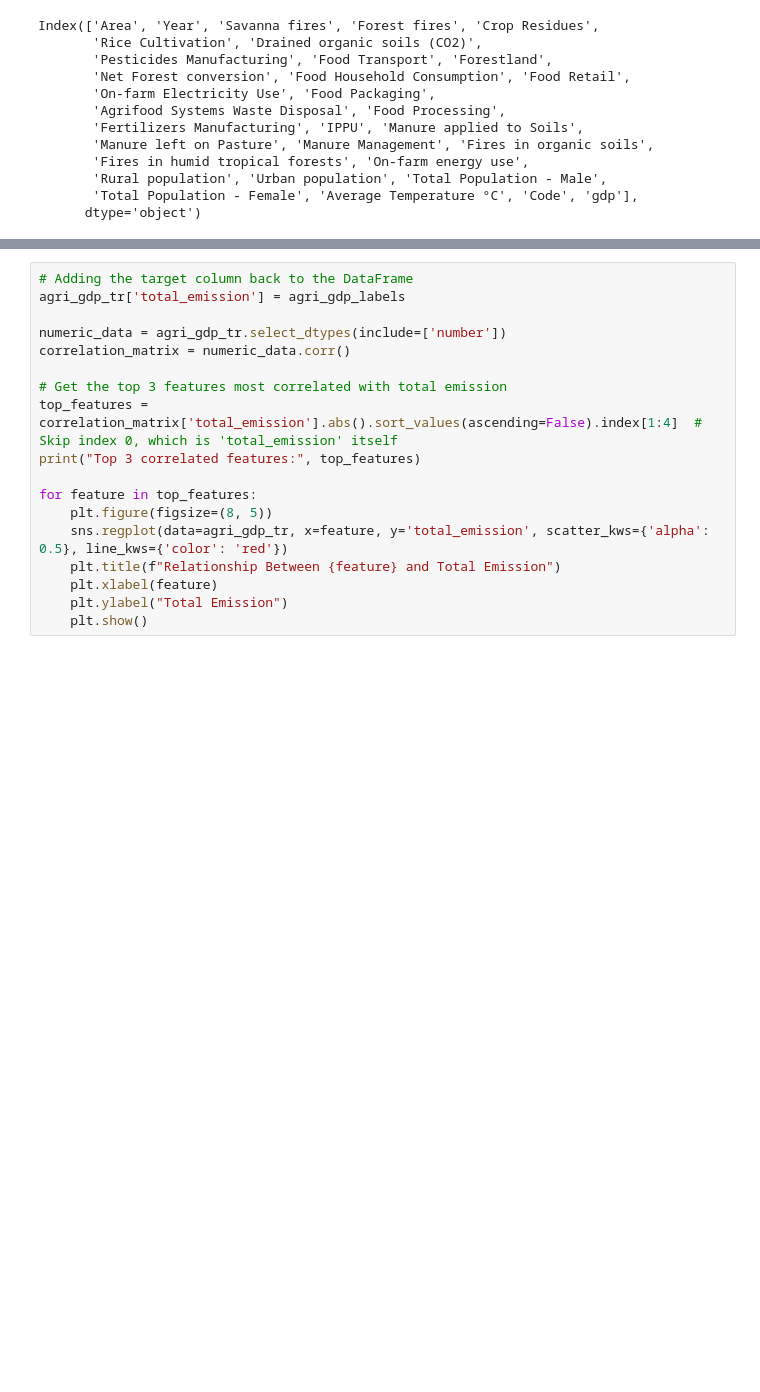
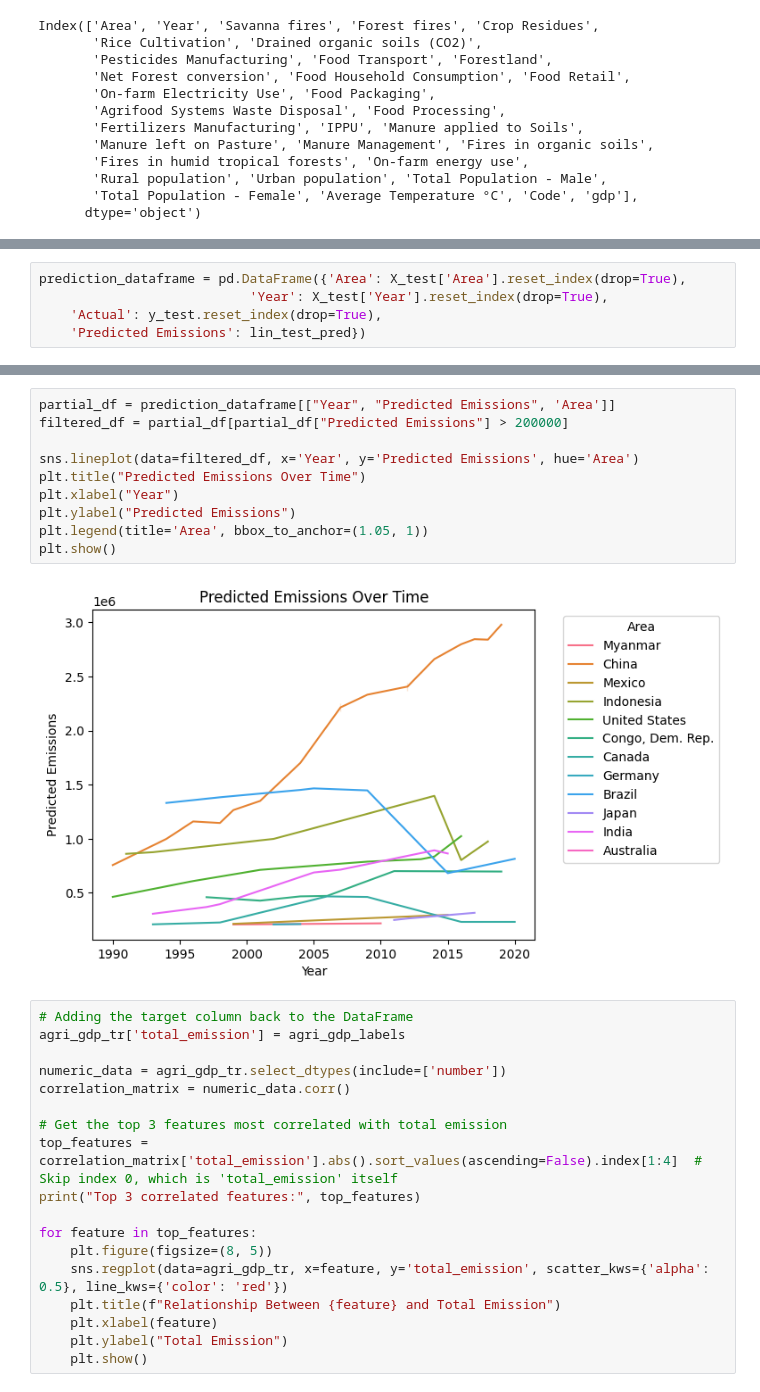
Before and after one commit to JuliaPPfeiffer/DS3001-Project, a Jupyter notebook: regression.ipynb, the cells around one changed output, grey strips where cells are left out. Cells and saved outputs as stored; diff of their text form; blank space fills up the shorter version.

```diff
--- a/regression.ipynb
+++ b/regression.ipynb
@@ -206,0 +209,5 @@ Top 10 Areas with the Largest Differences (Actual vs Predicted):
+# %%
+prediction_dataframe = pd.DataFrame({'Area': X_test['Area'].reset_index(drop=True),
+                           'Year': X_test['Year'].reset_index(drop=True),
+    'Actual': y_test.reset_index(drop=True),
+    'Predicted Emissions': lin_test_pred})
@@ -207,3 +223,15 @@ Top 10 Areas with the Largest Differences (Actual vs Predicted):
+# %%
+partial_df = prediction_dataframe[["Year", "Predicted Emissions", 'Area']]
+filtered_df = partial_df[partial_df["Predicted Emissions"] > 200000]
+
+sns.lineplot(data=filtered_df, x='Year', y='Predicted Emissions', hue='Area')
+plt.title("Predicted Emissions Over Time")
+plt.xlabel("Year")
+plt.ylabel("Predicted Emissions")
+plt.legend(title='Area', bbox_to_anchor=(1.05, 1))
+plt.show()
+# %% [output]
+[figure, added]
 # %%
 # Adding the target column back to the DataFrame
 agri_gdp_tr['total_emission'] = agri_gdp_labels
```
Also changed, not shown: parts of 9 cells of this notebook.
